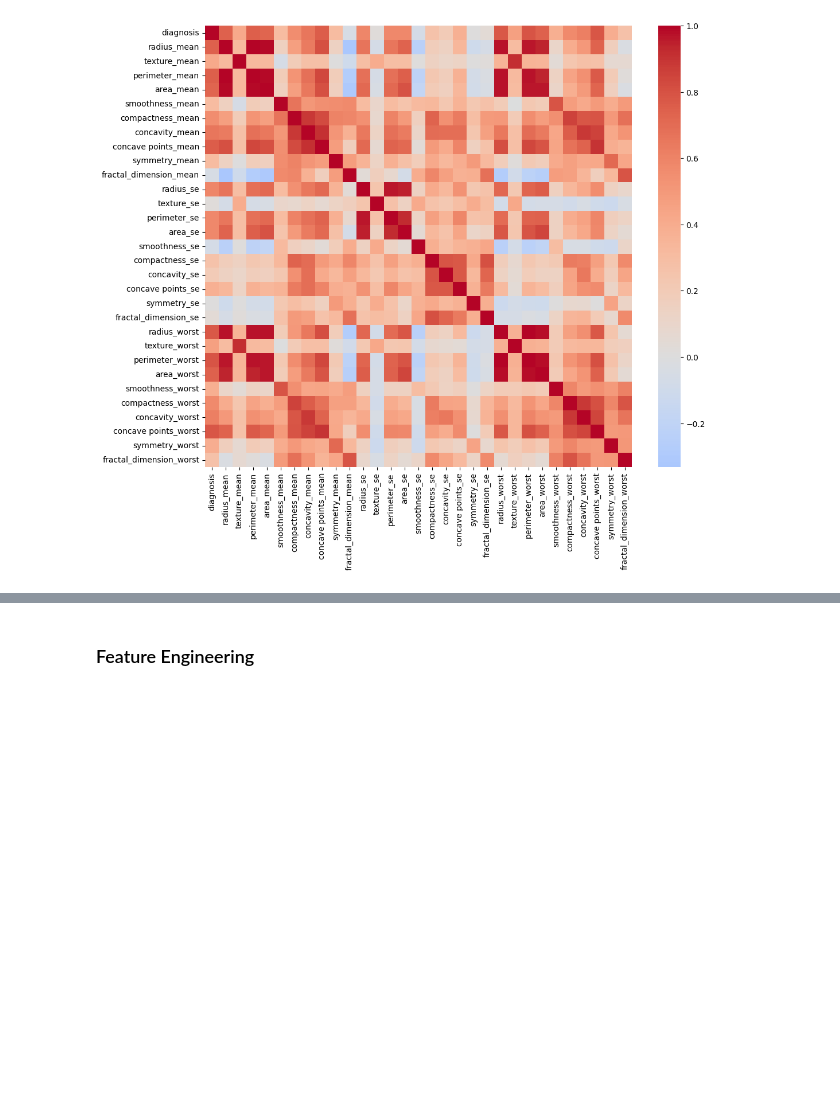
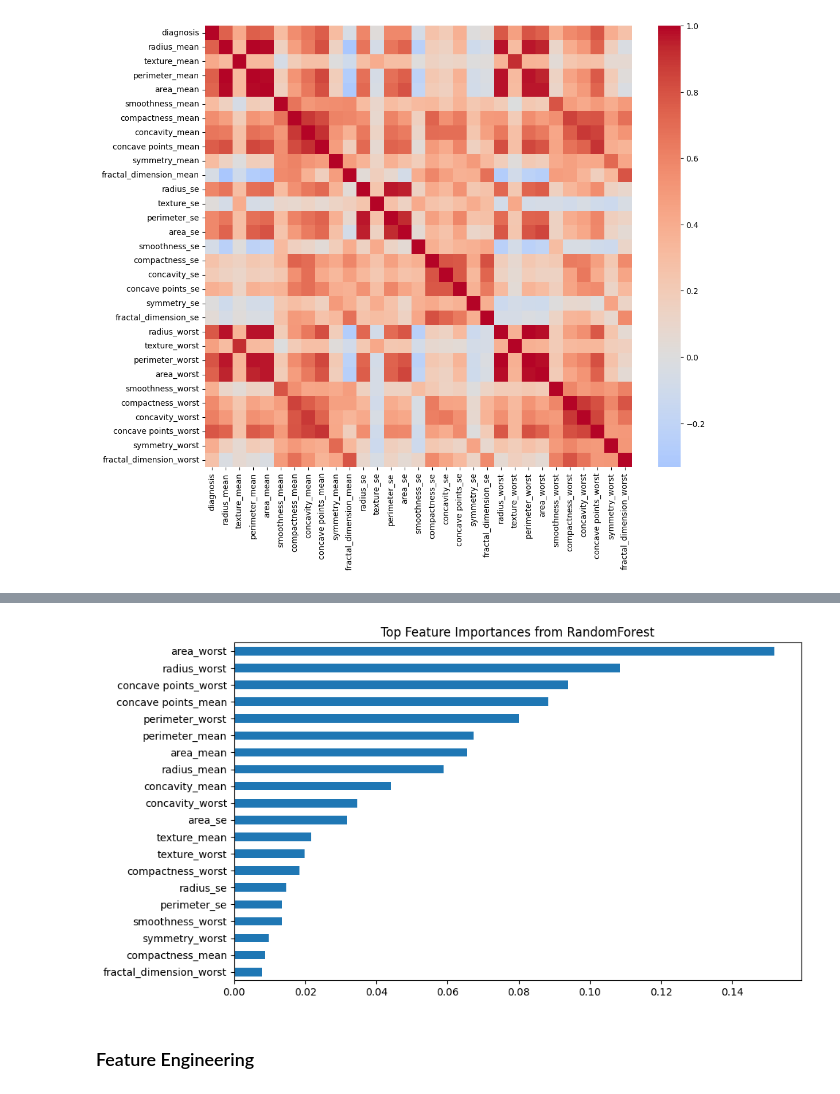
Before and after one commit to nb488/Breast-Cancer-Diagnosis-Project, a Jupyter notebook: main.ipynb, the cells around one changed output, grey strips where cells are left out. Drawn from its saved outputs; the diff is of its cells as text; code cells hidden in the pictures; blank space fills up the shorter version.

```diff
--- a/main.ipynb
+++ b/main.ipynb
@@ -162,3 +210,21 @@ c
+# %%
+
+x = train.drop(columns = "diagnosis")
+y= train["diagnosis"]
+rf = RandomForestClassifier(n_estimators=100, random_state=42)
+rf.fit(x, y)
+
+# Get feature importances
+importances = pd.Series(rf.feature_importances_, index=x.columns).sort_values(ascending=False)
+
+# Plot top features
+plt.figure(figsize=(10,6))
+importances.head(20).plot(kind='barh')
+plt.title('Top Feature Importances from RandomForest')
+plt.gca().invert_yaxis()
+plt.show()
+# %% [output]
+[figure, added]
 # %% [markdown]
 ### Feature Engineering
 # %%
```
Also changed, not shown: parts of 16 cells of this notebook.
